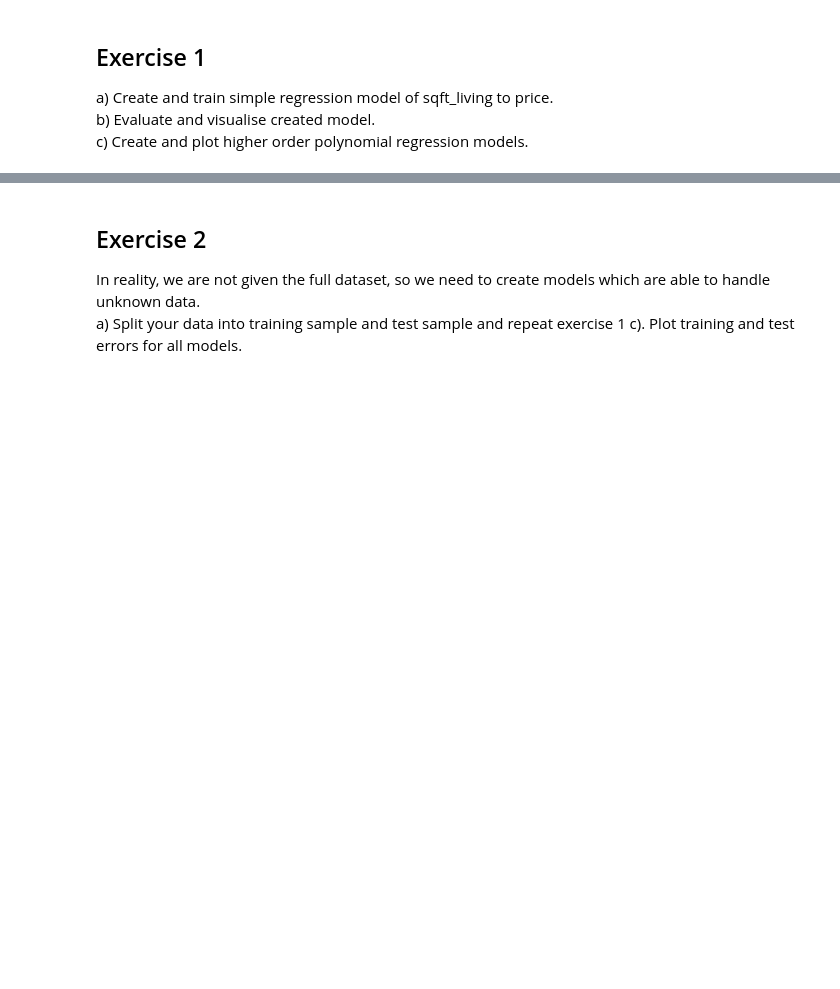
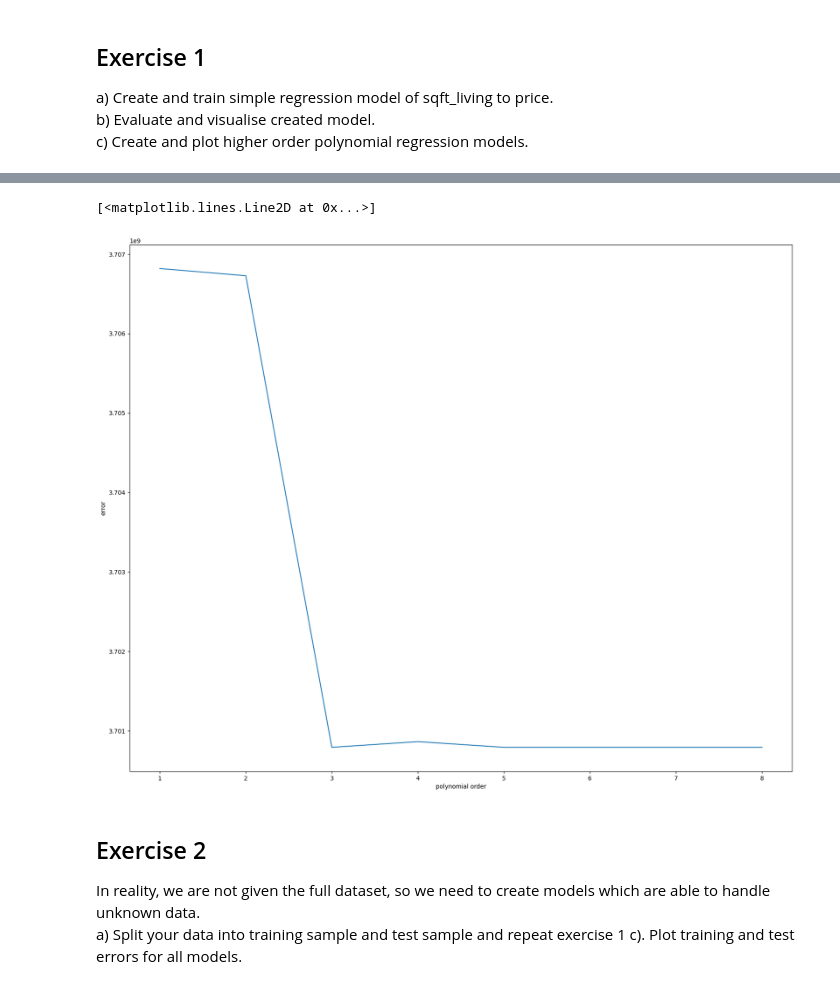
Before and after one commit to qojigedou/data_science, a Jupyter notebook: Assignment_opt_2_3_with_code.ipynb, the cells around one changed output, grey strips where cells are left out. Saved outputs shown, nothing was run; the diff lists cells and outputs as text; code cells hidden in the pictures; blank space fills up the shorter version.

```diff
--- a/Assignment_opt_2_3_with_code.ipynb
+++ b/Assignment_opt_2_3_with_code.ipynb
@@ -57,3 +94,15 @@ for order in range(1,9):
+# %%
+#Your code:
+
+
+degree = list(range(1, 9))
+fig, ax = plt.subplots(figsize=(20, 16))
+ax.set_xlabel('polynomial order')
+ax.set_ylabel('error')
+ax.plot(degree, mean_array)
+# %% [output]
+[<matplotlib.lines.Line2D at 0x...>]
+[figure, added]
 # %% [markdown]
 ## Exercise 2
 In reality, we are not given the full dataset, so we need to create models which are able to handle unknown data.
```
Also changed, not shown: parts of 14 cells of this notebook, 1 other file.
